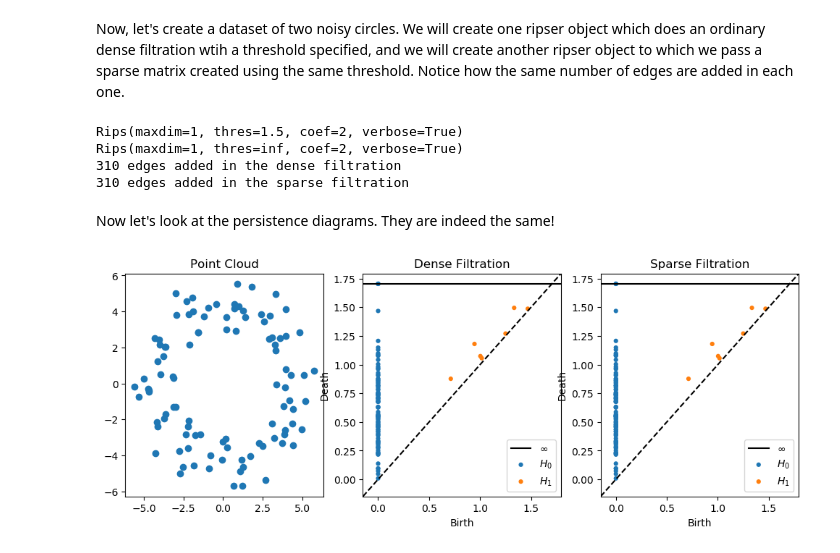
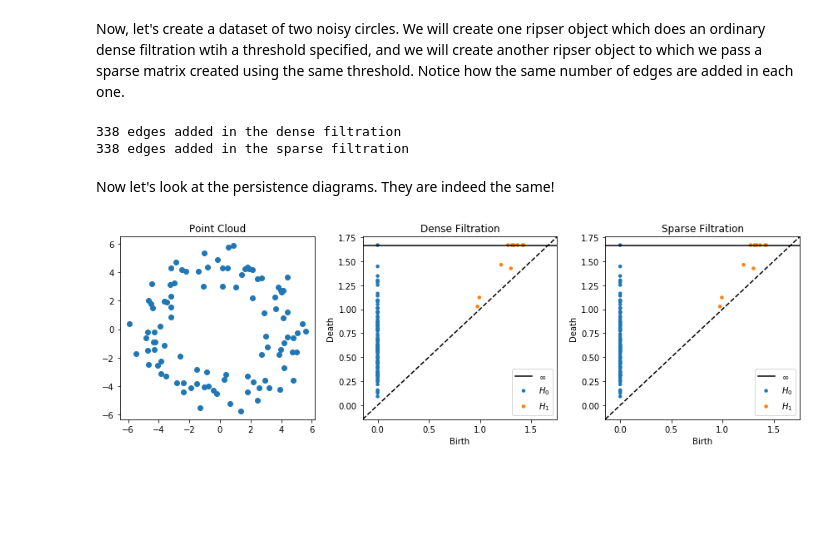
Before and after one commit to Ripser/ripser, a Jupyter notebook: notebooks/Sparse Distance Matrices.ipynb, the cells around one changed output. Saved outputs shown, nothing was run; the diff lists cells and outputs as text; code cells hidden in the pictures; blank space fills up the shorter version.

```diff
--- a/notebooks/Sparse Distance Matrices.ipynb
+++ b/notebooks/Sparse Distance Matrices.ipynb
@@ -27,32 +27,30 @@ Now, let's create a dataset of two noisy circles.  We will create one ripser obj
 # %%
 thresh = 1.5
 data = datasets.make_circles(n_samples=100)[0] + 5 * datasets.make_circles(n_samples=100)[0]
-rips0 = Rips(thresh = thresh, maxdim=1)
-dgms0 = rips0.fit_transform(data)
+results0 = ripser(data, thresh = thresh, maxdim=1)
 
-rips1 = Rips(maxdim=1)
 D = makeSparseDM(data, thresh)
-dgms1 = rips1.fit_transform(D, distance_matrix=True)
+results1 = ripser(D, distance_matrix=True)
 
-print("%i edges added in the dense filtration"%rips0.num_edges_)
-print("%i edges added in the sparse filtration"%rips1.num_edges_)
+print("%i edges added in the dense filtration"%results0['num_edges'])
+print("%i edges added in the sparse filtration"%results1['num_edges'])
 # %% [output]
-Rips(maxdim=1, thres=1.5, coef=2, verbose=True)
-Rips(maxdim=1, thres=inf, coef=2, verbose=True)
-310 edges added in the dense filtration
-310 edges added in the sparse filtration
+338 edges added in the dense filtration
+338 edges added in the sparse filtration
 # %% [markdown]
 Now let's look at the persistence diagrams.  They are indeed the same!
 # %%
 plt.figure(figsize=(12, 4))
 plt.subplot(131)
 plt.scatter(data[:, 0], data[:, 1])
 plt.title("Point Cloud")
 plt.subplot(132)
-rips0.plot(show=False)
+plot_dgms(results0['dgms'], show=False)
 plt.title("Dense Filtration")
 plt.subplot(133)
 plt.title("Sparse Filtration")
-rips1.plot()
+plot_dgms(results1['dgms'], show=False)
+plt.tight_layout()
+plt.show()
 # %% [output]
-[figure, old version]
+[figure, new version]
```
Also changed, not shown: parts of 1 cell of this notebook, 8 other files.
